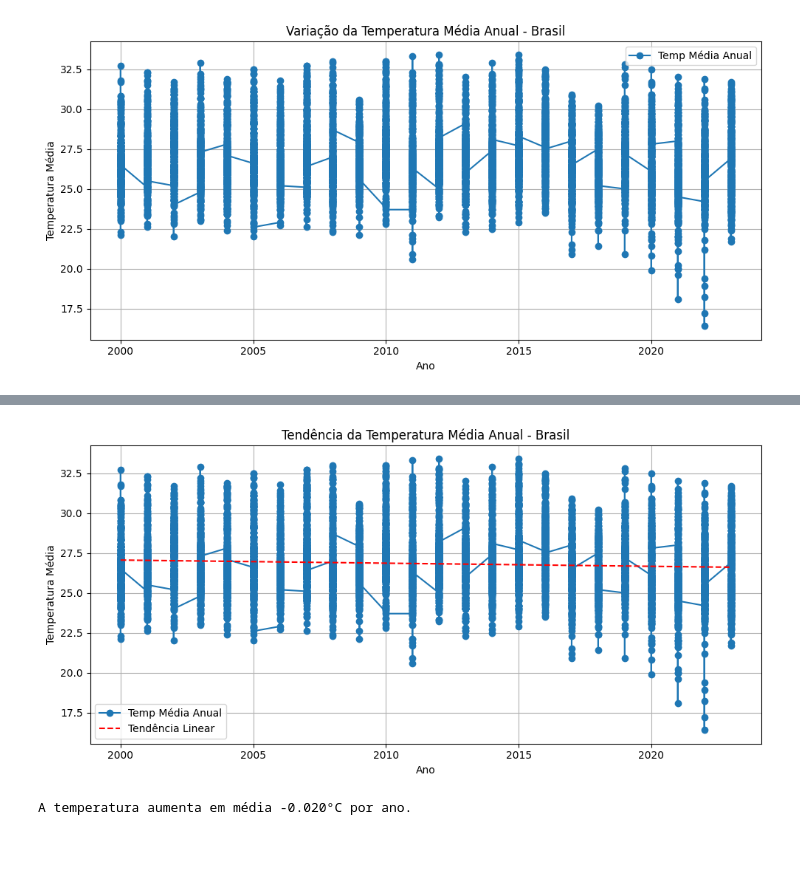
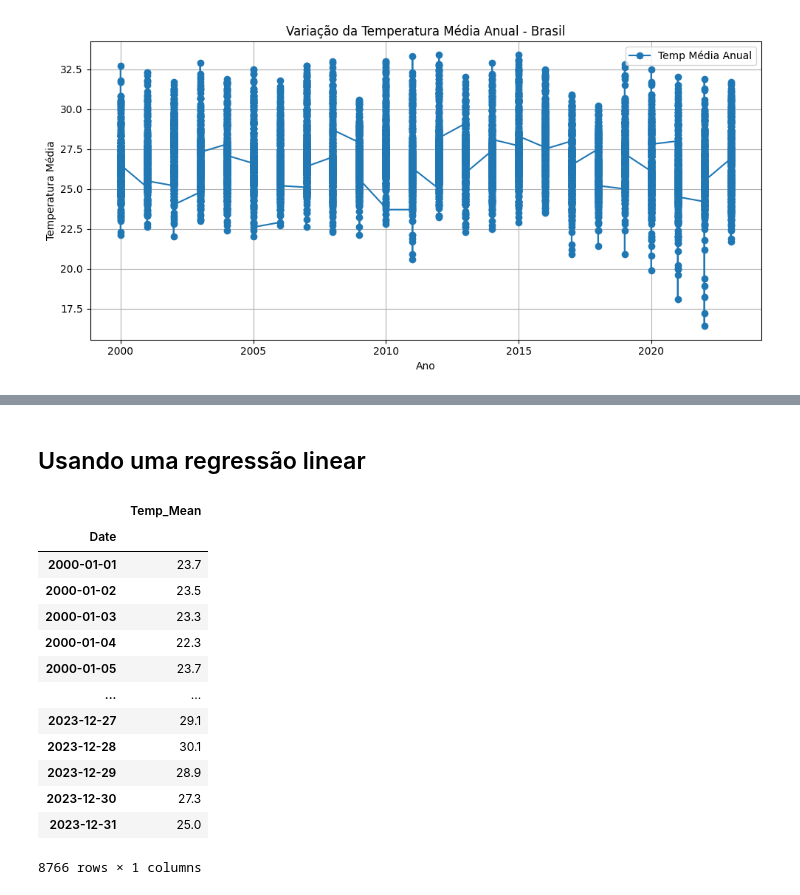
Before and after one commit to potatoesAndMolasses/First-steps-on-data, a Jupyter notebook: weather-data-brasil-2000-2023.ipynb, the cells around one changed output, grey strips where cells are left out. Cells and saved outputs as stored; diff of their text form; code cells hidden in the pictures; blank space fills up the shorter version.

Commit message:
Kaggle Notebook | Weather Data Brasil (2000-2023) | Version 3

```diff
--- a/weather-data-brasil-2000-2023.ipynb
+++ b/weather-data-brasil-2000-2023.ipynb
@@ -164,18 +152,2 @@ trend = model.predict(X)
-# %%
-# Plotar com tendência
-plt.figure(figsize=(10, 5))
-plt.plot(temp_by_year.index, temp_by_year.values, marker='o', label='Temp Média Anual')
-plt.plot(temp_by_year.index, trend, color='red', linestyle='--', label='Tendência Linear')
-plt.title("Tendência da Temperatura Média Anual - Brasil")
-plt.xlabel("Ano")
-plt.ylabel("Temperatura Média")
-plt.grid(True)
-plt.legend()
-plt.tight_layout()
-plt.show()
-
-# Mostrar inclinação anual
-print(f"A temperatura aumenta em média {model.coef_[0]:.3f}°C por ano.")
-# %% [output]
-[figure, removed]
-A temperatura aumenta em média -0.020°C por ano.
+# %% [markdown]
+## Usando uma regressão linear
@@ -181,0 +157,17 @@ A temperatura aumenta em média -0.020°C por ano.
+# %%
+df
+# %% [output]
+|  | Temp_Mean |
+| Date |  |
+| 2000-01-01 | 23.7 |
+| 2000-01-02 | 23.5 |
+| 2000-01-03 | 23.3 |
+| 2000-01-04 | 22.3 |
+| 2000-01-05 | 23.7 |
+| ... | ... |
+| 2023-12-27 | 29.1 |
+| 2023-12-28 | 30.1 |
+| 2023-12-29 | 28.9 |
+| 2023-12-30 | 27.3 |
+| 2023-12-31 | 25.0 |
+8766 rows × 1 columns
```
Also changed, not shown: parts of 9 cells of this notebook.
